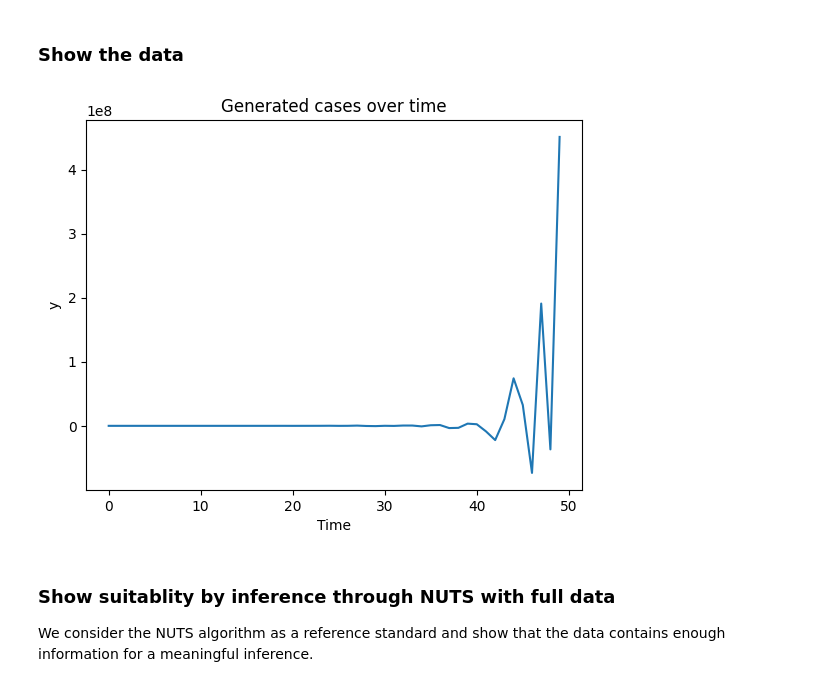
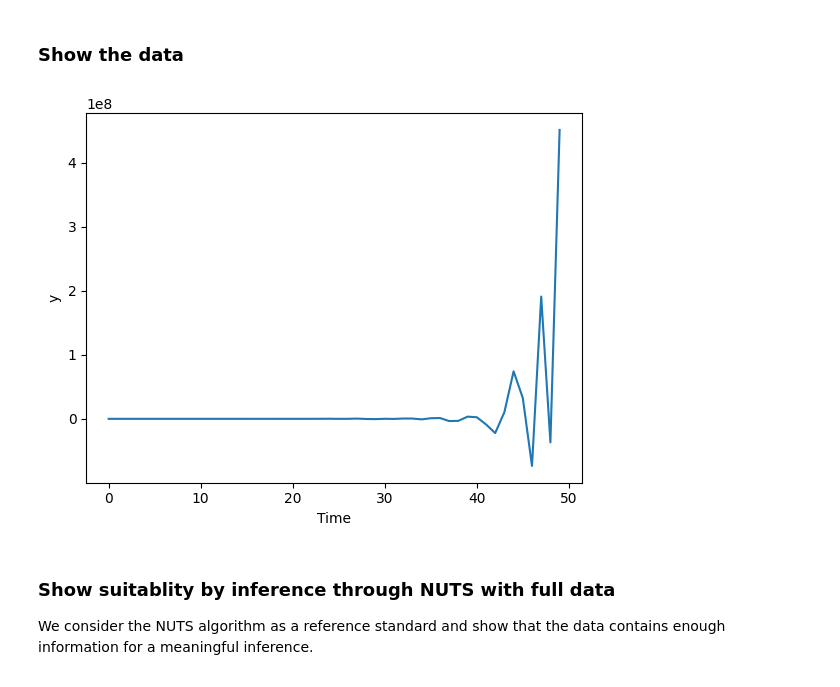
Before and after one commit to hildebrandtlab/TuringOnline.jl, a Jupyter notebook: benchmark/GARCH.ipynb, the cells around one changed output. Drawn from its saved outputs; the diff is of its cells as text; code cells hidden in the pictures.

```diff
--- a/benchmark/GARCH.ipynb
+++ b/benchmark/GARCH.ipynb
@@ -170,12 +169,11 @@ Dict{Any, Any} with 3 entries:
 # %% [markdown]
 ### Show the data
 # %%
-plt.title("Generated cases over time")
 plt.plot(y);
 plt.ylabel("y");
 plt.xlabel("Time");
 # %% [output]
-[figure, old version]
+[figure, new version]
 # %% [markdown]
 ### Show suitablity by inference through NUTS with full data <a name="data_suit"></a>
 We consider the NUTS algorithm as a reference standard and show that the data contains enough information for a meaningful inference.
```
Also changed, not shown: parts of 7 cells of this notebook, 1 other file.
